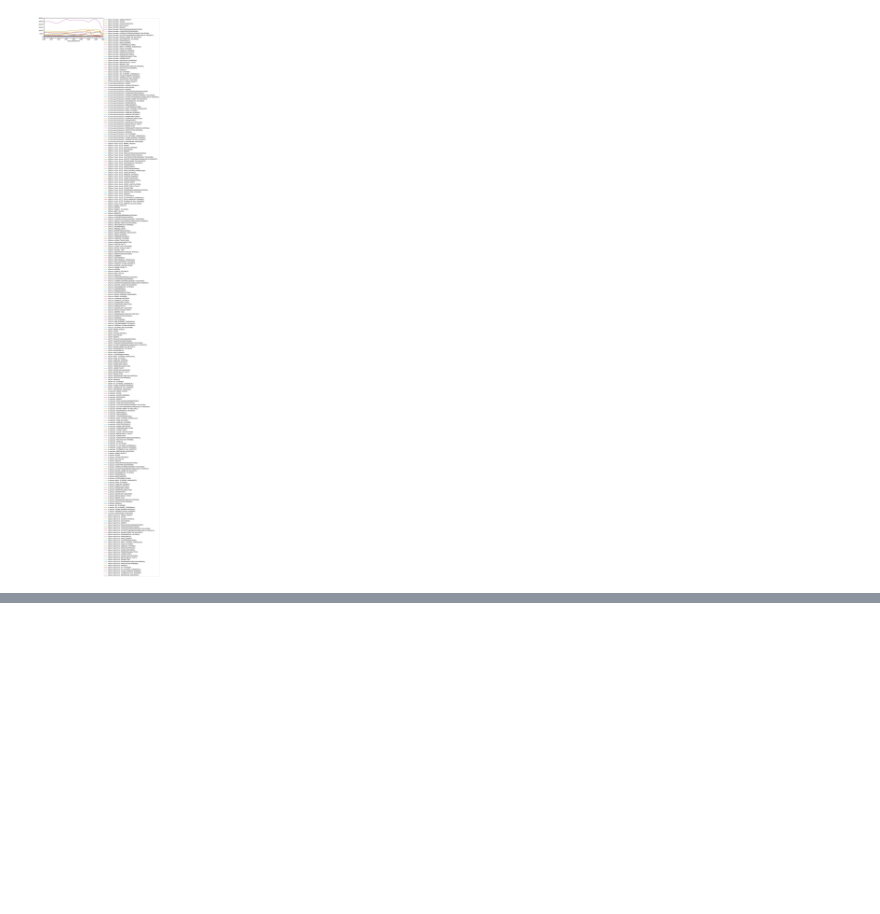
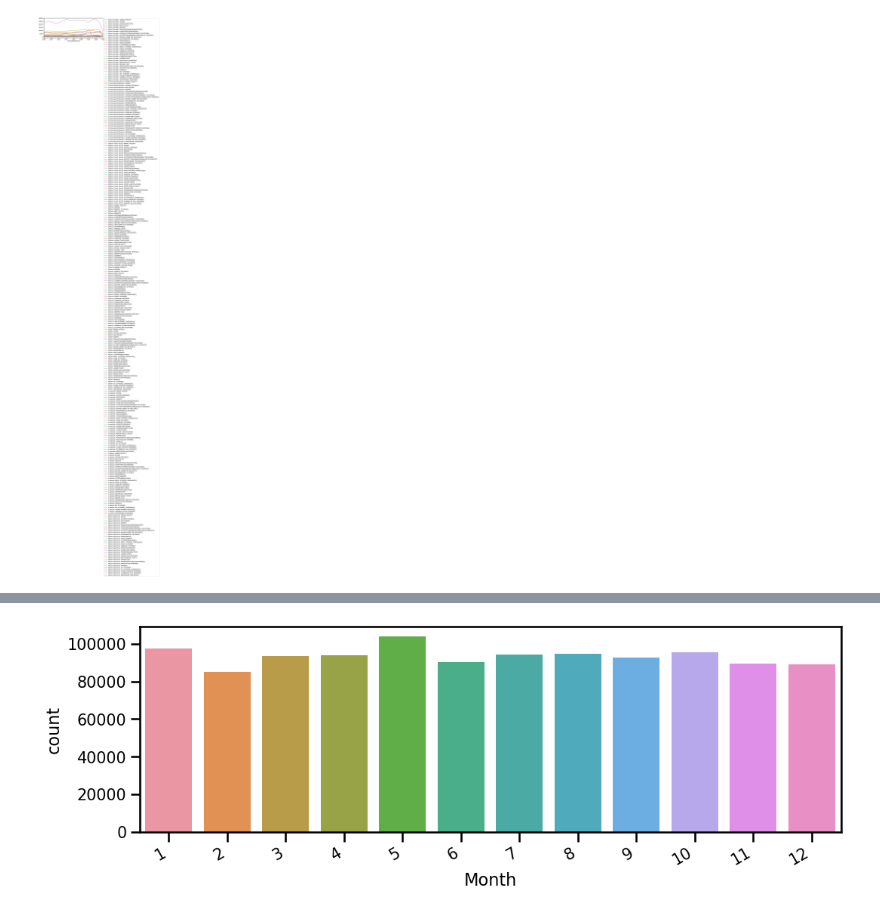
Before and after one commit to donmarcolaureano/seattle_crime, a Jupyter notebook: seattle_crime_data_notebook.ipynb, the cells around one changed output, grey strips where cells are left out. Drawn from its saved outputs; the diff is of its cells as text; code cells hidden in the pictures; blank space fills up the shorter version.

```diff
--- a/seattle_crime_data_notebook.ipynb
+++ b/seattle_crime_data_notebook.ipynb
@@ -550,0 +553,4 @@ plt.legend(bbox_to_anchor=(1,1));
+# %%
+crime_data_simple['Month'] = crime_data_simple.index.month
+# %%
+crime_data_simple['Month'] = crime_data_simple['Month']
@@ -550,0 +573,6 @@ plt.legend(bbox_to_anchor=(1,1));
+# %%
+ax = sns.countplot(data = crime_data_simple, x = ('Month'))
+fig = ax.get_figure()
+fig.autofmt_xdate()
+# %% [output]
+[figure, added]
```
Also changed, not shown: parts of 4 cells of this notebook.
